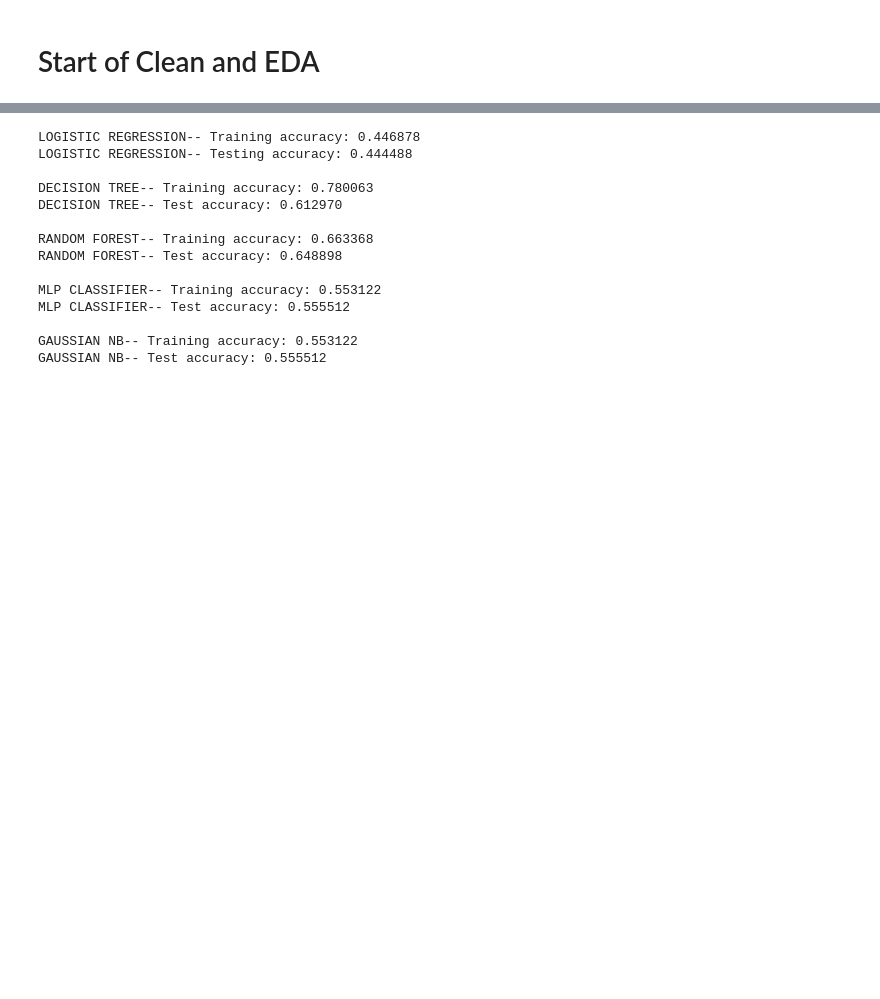
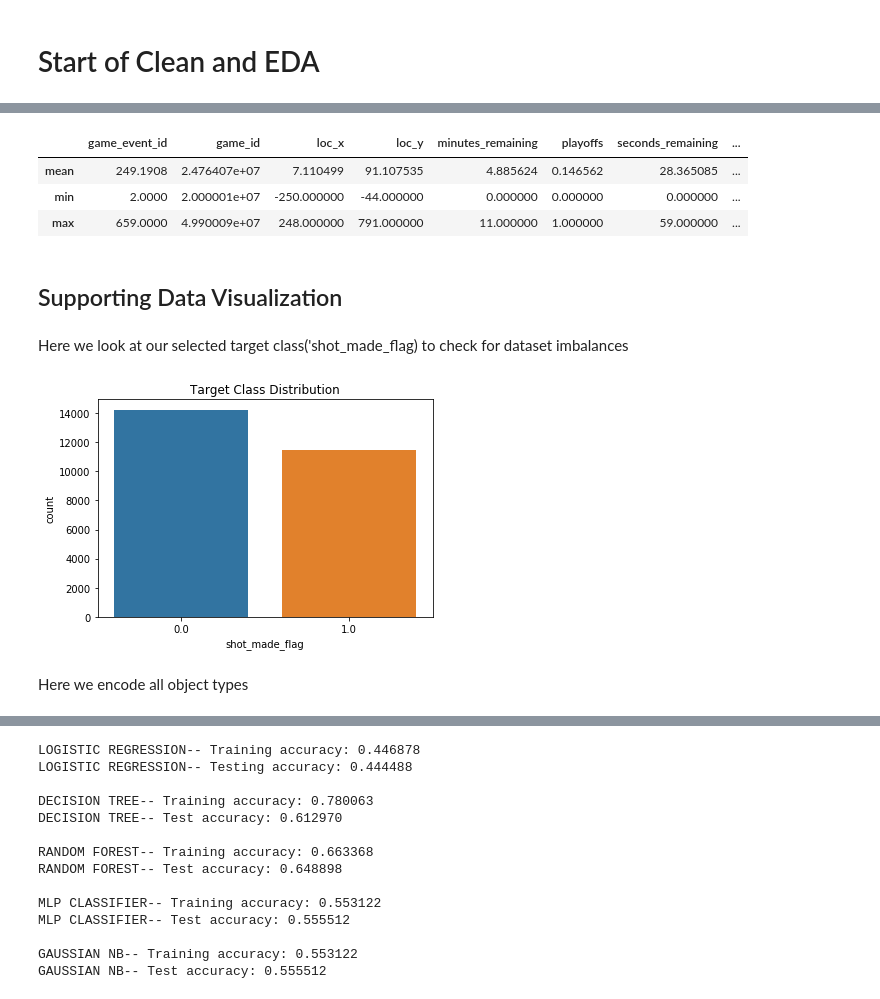
Before and after one commit to lubo4991/INFO-4604-Machine-Learning-Group-Project, a Jupyter notebook: ML Notebook.ipynb, the cells around one changed output, grey strips where cells are left out. Saved outputs shown, nothing was run; the diff lists cells and outputs as text; code cells hidden in the pictures; blank space fills up the shorter version.

```diff
--- a/ML Notebook.ipynb
+++ b/ML Notebook.ipynb
@@ -47,0 +56,2 @@ Expected experiments:
+# %%
+df.drop(['lat', 'lon','team_name','team_id'], axis=1, inplace=True)
@@ -47,0 +99,6 @@ Expected experiments:
+# %%
+most_common_action_types = df['action_type'].value_counts()[20:]
+common_types = most_common_action_types.index.values
+
+df.loc[df['action_type'].isin(common_types), 'action_type'] = 'Other'
+df['action_type'].value_counts()
@@ -47,0 +138,4 @@ Expected experiments:
+# %%
+overtime = np.array([5, 6, 7])
+df.loc[df['period'].isin(overtime), 'period'] = 'overtime'
+df['period'].value_counts()
@@ -48 +184,22 @@ Expected experiments:
+# %%
+#Numerical Columns
+df.describe(include=['number']).loc[["mean","min","max"]]
+# %% [output]
+|  | game_event_id | game_id | loc_x | loc_y | minutes_remaining | playoffs | seconds_remaining | ... |
+| mean | 249.1908 | 2.476407e+07 | 7.110499 | 91.107535 | 4.885624 | 0.146562 | 28.365085 | ... |
+| min | 2.0000 | 2.000001e+07 | -250.000000 | -44.000000 | 0.000000 | 0.000000 | 0.000000 | ... |
+| max | 659.0000 | 4.990009e+07 | 248.000000 | 791.000000 | 11.000000 | 1.000000 | 59.000000 | ... |
+# %% [markdown]
+## Supporting Data Visualization
+# %% [markdown]
+Here we look at our selected target class('shot_made_flag) to check for dataset imbalances
+# %%
+xy = plt.axes()
+sns.countplot(x='shot_made_flag', data=df, ax=xy);
+xy.set_title('Target Class Distribution')
+plt.show()
+# %% [output]
+[figure, added]
+# %% [markdown]
+Here we encode all object types
 # %%
```
Also changed, not shown: parts of 29 cells of this notebook.
